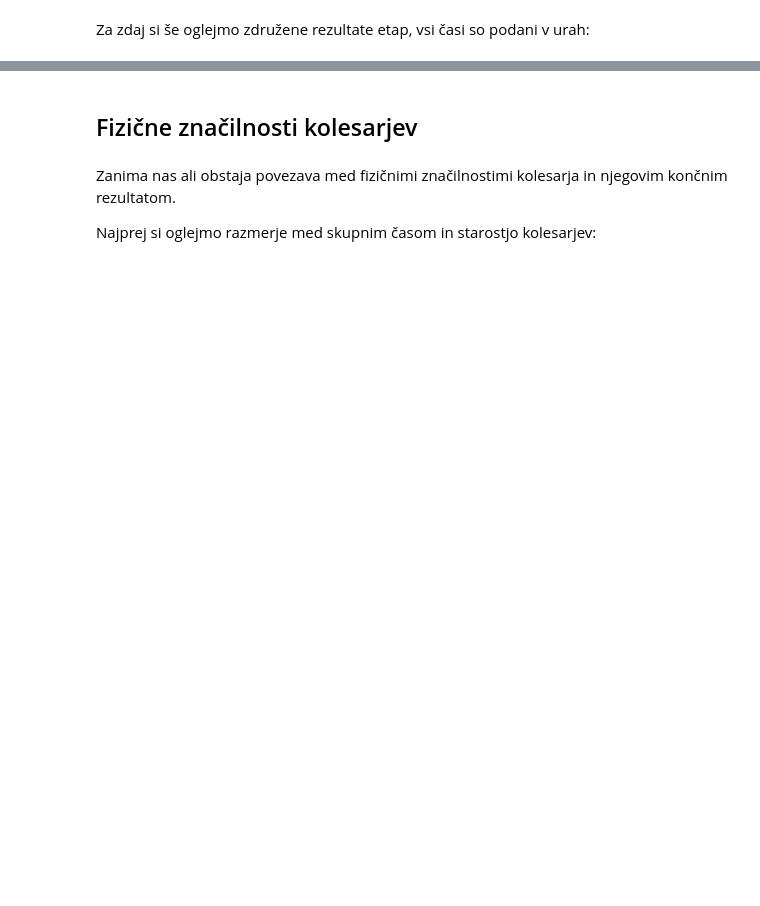
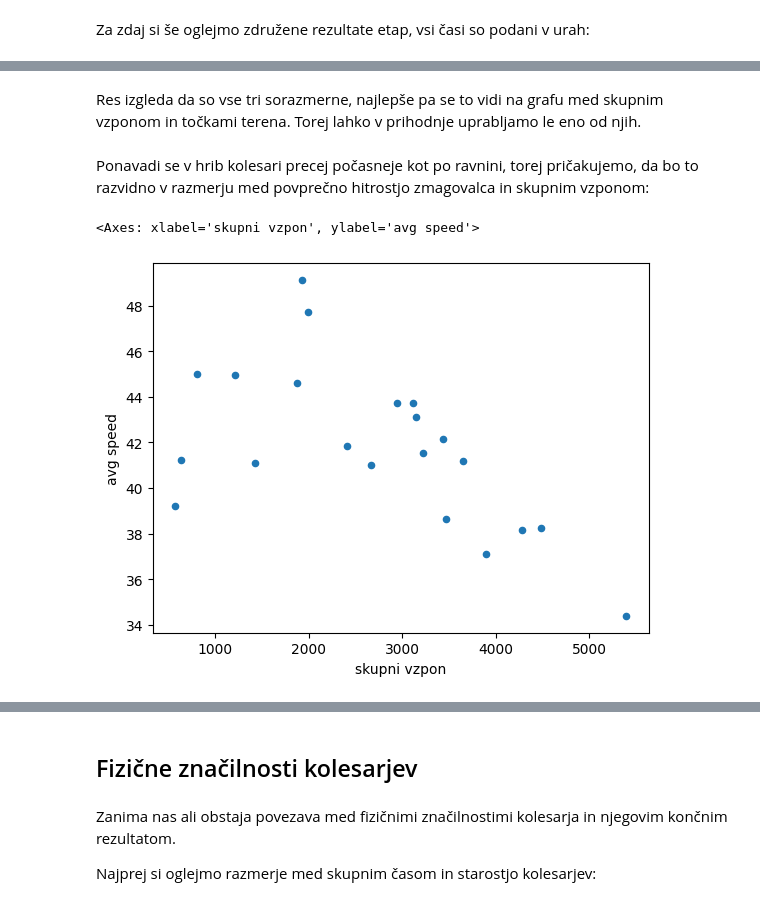
Before and after one commit to anja-rupnik/projektna_naloga, a Jupyter notebook: analizirajmo.ipynb, the cells around one changed output, grey strips where cells are left out. Cells and saved outputs as stored; diff of their text form; code cells hidden in the pictures; blank space fills up the shorter version.

```diff
--- a/analizirajmo.ipynb
+++ b/analizirajmo.ipynb
@@ -124,0 +125,9 @@ Res vidimo, da več kot je višincev manjša je povprečna hitrost. Malo izstopa
+# %% [markdown]
+Res izgleda da so vse tri sorazmerne, najlepše pa se to vidi na grafu med skupnim vzponom in točkami terena. Torej lahko v prihodnje uprabljamo le eno od njih.
+# %% [markdown]
+Ponavadi se v hrib kolesari precej počasneje kot po ravnini, torej pričakujemo, da bo to razvidno v razmerju med povprečno hitrostjo zmagovalca in skupnim vzponom:
+# %%
+etape.plot.scatter(x='skupni vzpon', y='avg speed')
+# %% [output]
+<Axes: xlabel='skupni vzpon', ylabel='avg speed'>
+[figure, added]
```
Also changed, not shown: parts of 79 cells of this notebook.
